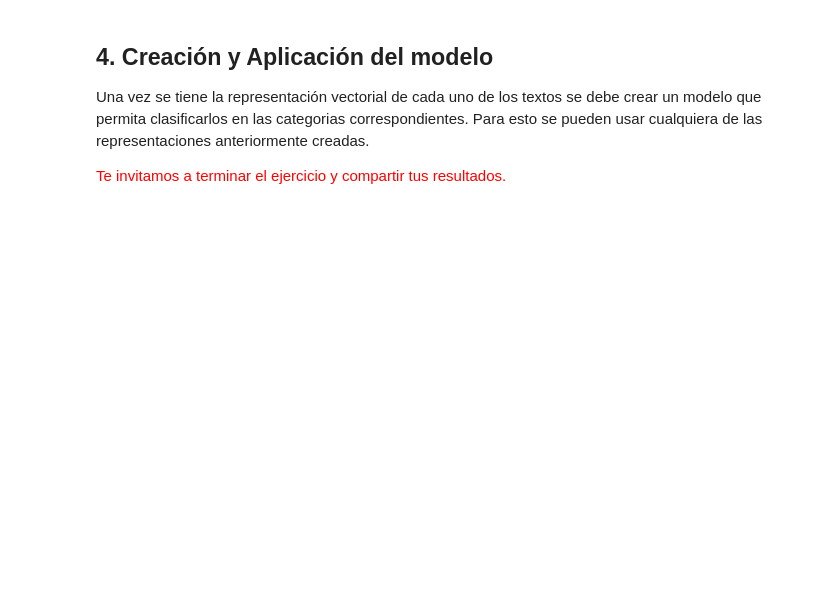
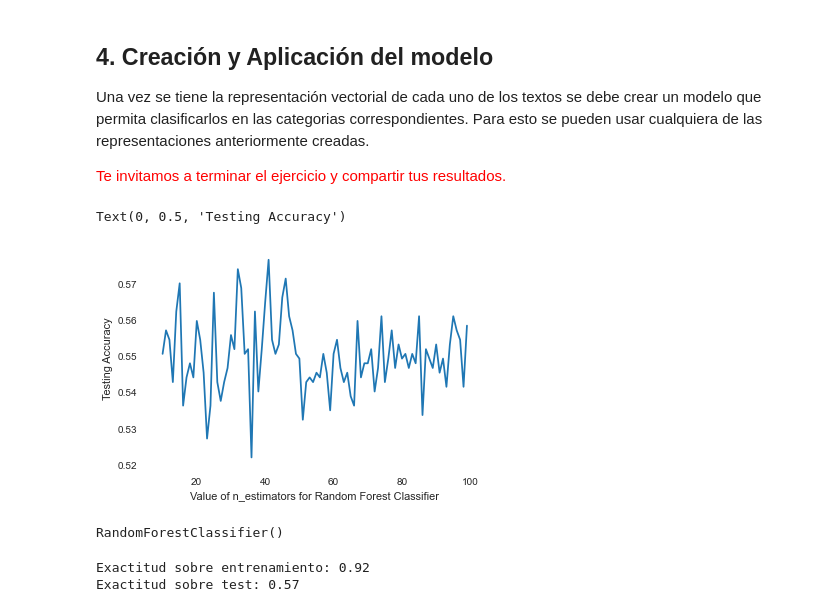
Before and after one commit to cajiva/Labs-BI, a Jupyter notebook: Proyecto 1 Textos.ipynb, the cells around one changed output. Drawn from its saved outputs; the diff is of its cells as text; code cells hidden in the pictures; blank space fills up the shorter version.

```diff
--- a/Proyecto 1 Textos.ipynb
+++ b/Proyecto 1 Textos.ipynb
@@ -348,7 +357,7 @@ array([0, 0, 0, ..., 0, 0, 0], dtype=int64)
 # %% [markdown]
 También, se puede realizar el conteo de las palabras presentes.
 # %%
-count = CountVectorizer()
+count = CountVectorizer(max_features= 15000, min_df =19, max_df = 0.7)
 X_count = count.fit_transform(X_data)
 print(X_count.shape)
 X_count.toarray()[0]
@@ -372,3 +394,37 @@ array([0., 0., 0., ..., 0., 0., 0.])
 Una vez se tiene la representación vectorial de cada uno de los textos se debe crear un modelo que permita clasificarlos en las categorias correspondientes. Para esto se pueden usar cualquiera de las representaciones anteriormente creadas.
 
 <span style="color:red"> Te invitamos a terminar el ejercicio y compartir tus resultados. </span>
+# %%
+#Se dividen los datos en entrenamiento y test
+X_train, X_test, Y_train, Y_test = train_test_split(X_count, y_data, test_size=0.2, random_state=0)
+# %%
+#Graficamos la relación entre Accuracy y n_estimators para conocer que rango buscar en el GridSearchCV
+scores =[]
+for k in range(10, 100):
+    rfc = RandomForestClassifier(n_estimators=k)
+    rfc.fit(X_train, Y_train)
+    y_pred = rfc.predict(X_test)
+    scores.append(metrics.accuracy_score(Y_test, y_pred))
+
+import matplotlib.pyplot as plt
+%matplotlib inline
+
+plt.plot(range(10, 100), scores)
+plt.xlabel('Value of n_estimators for Random Forest Classifier')
+plt.ylabel('Testing Accuracy')
+# %% [output]
+Text(0, 0.5, 'Testing Accuracy')
+[figure, added]
+# %%
+rf = RandomForestClassifier()
+rf.fit(X_train, Y_train)
+# %% [output]
+RandomForestClassifier()
+# %%
+y_pred_train = rf.predict(X_train)
+y_pred_test = rf.predict(X_test)
+print('Exactitud sobre entrenamiento: %.2f' % metrics.accuracy_score(Y_train, y_pred_train))
+print('Exactitud sobre test: %.2f' % metrics.accuracy_score(Y_test, y_pred_test))
+# %% [output]
+Exactitud sobre entrenamiento: 0.92
+Exactitud sobre test: 0.57
```
Also changed, not shown: parts of 3 cells of this notebook.
